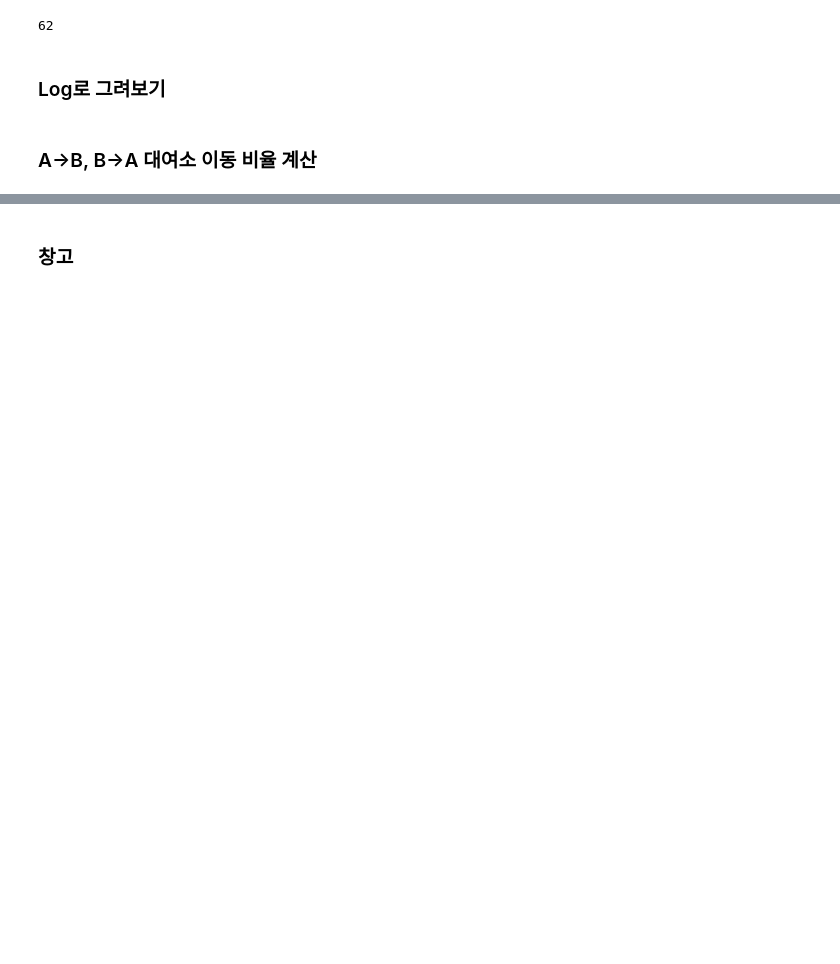
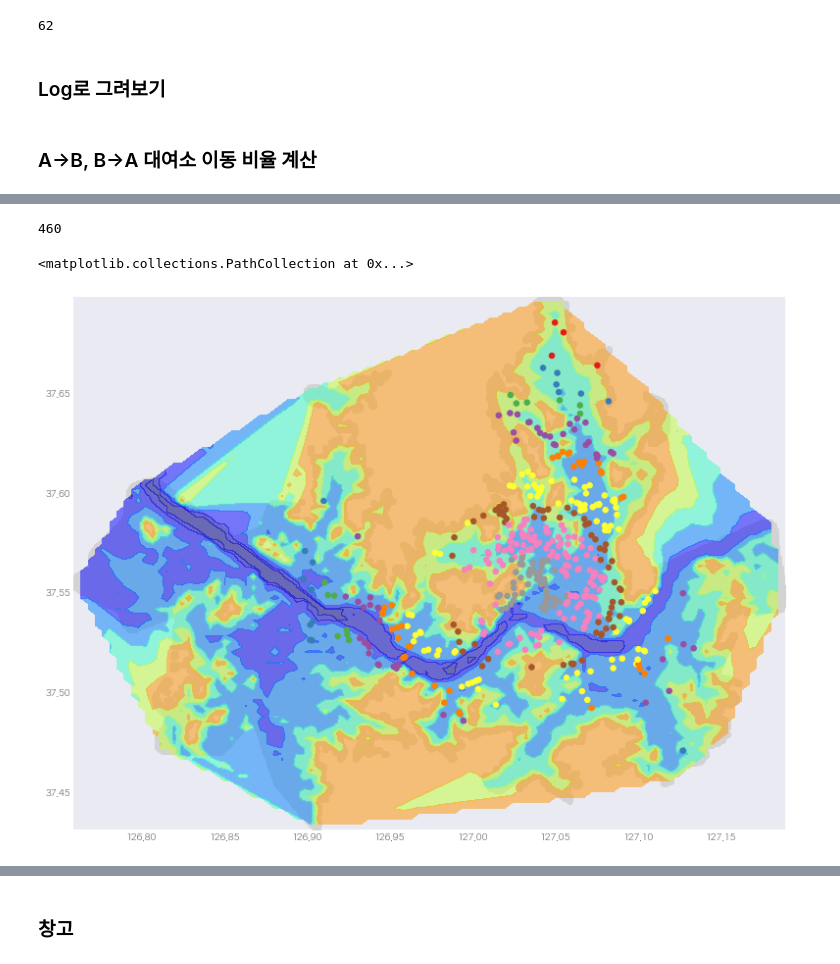
Before and after one commit to yangoos57/seoulBikeProject, a Jupyter notebook: backend/ExtractBikeTourplots.ipynb, the cells around one changed output, grey strips where cells are left out. Cells and saved outputs as stored; diff of their text form; code cells hidden in the pictures; blank space fills up the shorter version.

```diff
--- a/backend/ExtractBikeTourplots.ipynb
+++ b/backend/ExtractBikeTourplots.ipynb
@@ -854,0 +1057,40 @@ plt.yticks(fontsize=12,weight='bold')
+# %%
+import geojsoncontour
+from scipy.interpolate import griddata
+
+## 70미터 이하만 추출(대부분 대여소가 70m 미만에 있음)
+newseoulGeo = seoulGeo[(seoulGeo['elevation'] <= 50 )& (seoulGeo['elevation'] >= 0 ) ]
+x = newseoulGeo.iloc[:,0].values
+y = newseoulGeo.iloc[:,1].values
+z = newseoulGeo.iloc[:,2].values
+
+# Contour 만드는데 도움주는 function
+def plot_contour(x,y,z,resolution = 50,contour_method='linear'):
+    resolution = str(resolution)+'j'
+    X,Y = np.mgrid[min(x):max(x):complex(resolution),   min(y):max(y):complex(resolution)]
+    points = [[a,b] for a,b in zip(x,y)]
+    Z = griddata(points, z, (X, Y), method=contour_method)
+    return X,Y,Z
+
+X,Y,Z = plot_contour(x,y,z,resolution = 100,contour_method='linear')
+
+# matplotlib에서 그리는 용도
+level = [0,3,5]
+level.extend(list(range(10,70,10)))
+fig, ax = plt.subplots(figsize=(13,10))
+plt.scatter(x,y,color='lightgray')
+plt.contourf(X,Y,Z,levels=level, alpha =0.5 ,cmap=cmap) # 색만 칠하기
+
+# map(lambda x : folium.CircleMarker(x, radius=2,weight=5).add_to(geomap),)
+id = 3511
+sortedStation =rawStation(id)
+coor = sortedStation[['latitude','longtitude']].values.tolist()
+distLabel = sortedStation['distLabel'].tolist()
+print(len(sortedStation))
+
+plt.scatter(sortedStation['longtitude'],sortedStation['latitude'],c=sortedStation['distLabel'],cmap=plt.cm.Set1_r, s=30)
+# plt.contour(X,Y,Z,levels=level,linewidths=0.2,colors='black') # 등고선만 그리기
+# %% [output]
+460
+<matplotlib.collections.PathCollection at 0x...>
+[figure, added]
```
Also changed, not shown: parts of 50 cells of this notebook, 1 other file.
